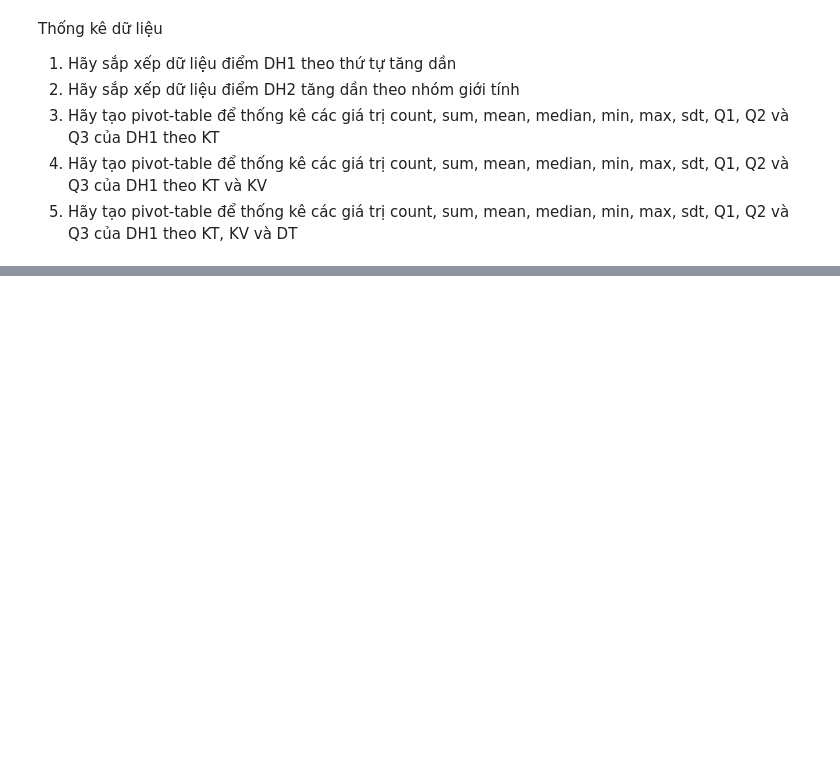
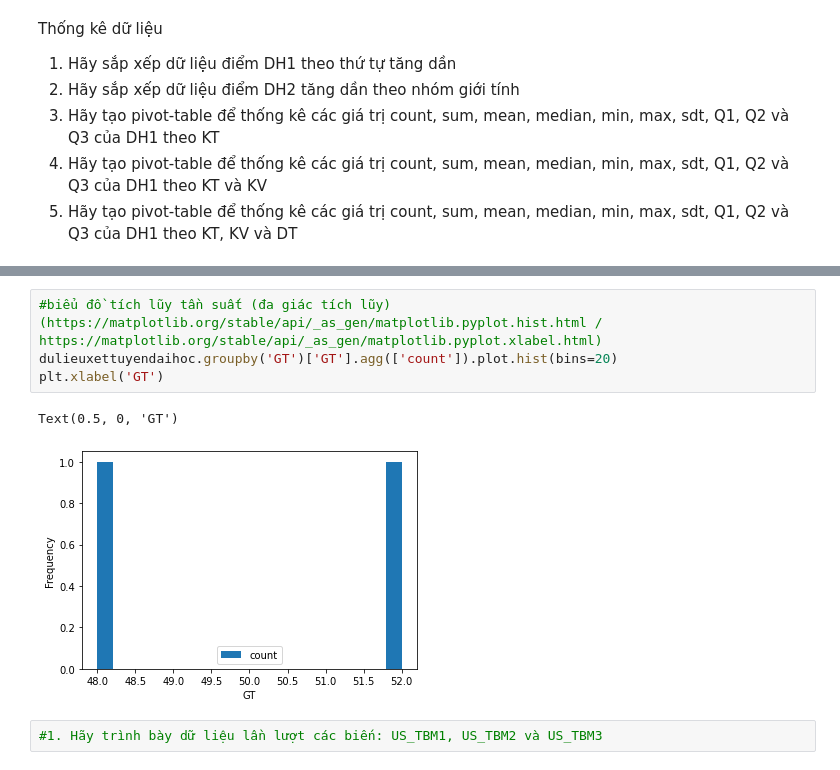
Before and after one commit to dangnhan-6426/NHAPMONPHANTICHDULIEUHOCSAU, a Jupyter notebook: Lab_2_Homework.ipynb, the cells around one changed output, grey strips where cells are left out. Cells and saved outputs as stored; diff of their text form; blank space fills up the shorter version.

```diff
--- a/Lab_2_Homework.ipynb
+++ b/Lab_2_Homework.ipynb
@@ -97,0 +168,9 @@ pivotKT_DH1
+# %%
+#biểu đồ tích lũy tần suất (đa giác tích lũy) (https://matplotlib.org/stable/api/_as_gen/matplotlib.pyplot.hist.html / https://matplotlib.org/stable/api/_as_gen/matplotlib.pyplot.xlabel.html)
+dulieuxettuyendaihoc.groupby('GT')['GT'].agg(['count']).plot.hist(bins=20)
+plt.xlabel('GT')
+# %% [output]
+Text(0.5, 0, 'GT')
+[figure, added]
+# %%
+#1. Hãy trình bày dữ liệu lần lượt các biến: US_TBM1, US_TBM2 và US_TBM3
```
Also changed, not shown: parts of 9 cells of this notebook.
